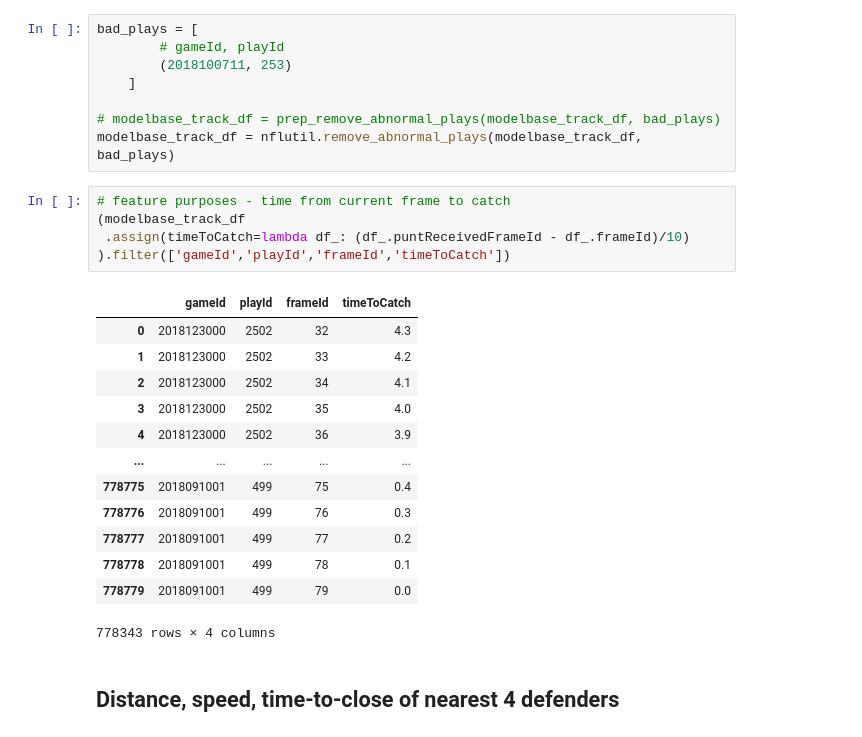
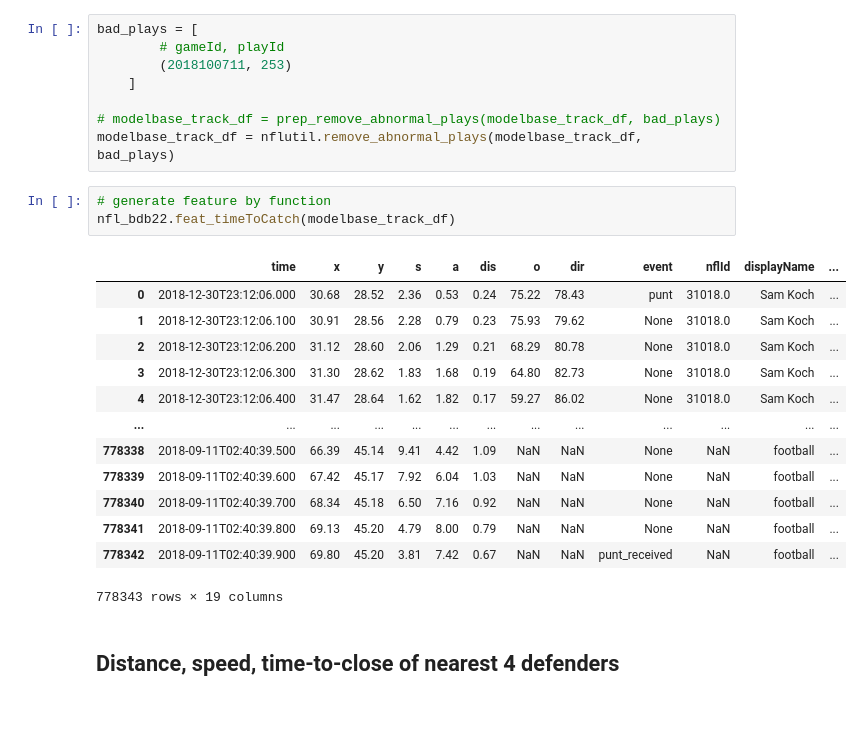
Before and after one commit to pschlais/kaggle_nfl_bdb_2022, a Jupyter notebook: 2_FeatureDefinition.ipynb, the cells around one changed output. Cells and saved outputs as stored; diff of their text form.

```diff
--- a/2_FeatureDefinition.ipynb
+++ b/2_FeatureDefinition.ipynb
@@ -163,25 +156,23 @@ bad_plays = [
 
 # modelbase_track_df = prep_remove_abnormal_plays(modelbase_track_df, bad_plays)
 modelbase_track_df = nflutil.remove_abnormal_plays(modelbase_track_df, bad_plays)
-# %%
-# feature purposes - time from current frame to catch
-(modelbase_track_df
- .assign(timeToCatch=lambda df_: (df_.puntReceivedFrameId - df_.frameId)/10)
-).filter(['gameId','playId','frameId','timeToCatch'])
-# %% [output]
-|  | gameId | playId | frameId | timeToCatch |
-| 0 | 2018123000 | 2502 | 32 | 4.3 |
-| 1 | 2018123000 | 2502 | 33 | 4.2 |
-| 2 | 2018123000 | 2502 | 34 | 4.1 |
-| 3 | 2018123000 | 2502 | 35 | 4.0 |
-| 4 | 2018123000 | 2502 | 36 | 3.9 |
-| ... | ... | ... | ... | ... |
-| 778775 | 2018091001 | 499 | 75 | 0.4 |
-| 778776 | 2018091001 | 499 | 76 | 0.3 |
-| 778777 | 2018091001 | 499 | 77 | 0.2 |
-| 778778 | 2018091001 | 499 | 78 | 0.1 |
-| 778779 | 2018091001 | 499 | 79 | 0.0 |
-778343 rows × 4 columns
+# %%
+# generate feature by function
+nfl_bdb22.feat_timeToCatch(modelbase_track_df)
+# %% [output]
+|  | time | x | y | s | a | dis | o | dir | event | nflId | displayName | ... |
+| 0 | 2018-12-30T23:12:06.000 | 30.68 | 28.52 | 2.36 | 0.53 | 0.24 | 75.22 | 78.43 | punt | 31018.0 | Sam Koch | ... |
+| 1 | 2018-12-30T23:12:06.100 | 30.91 | 28.56 | 2.28 | 0.79 | 0.23 | 75.93 | 79.62 | None | 31018.0 | Sam Koch | ... |
+| 2 | 2018-12-30T23:12:06.200 | 31.12 | 28.60 | 2.06 | 1.29 | 0.21 | 68.29 | 80.78 | None | 31018.0 | Sam Koch | ... |
+| 3 | 2018-12-30T23:12:06.300 | 31.30 | 28.62 | 1.83 | 1.68 | 0.19 | 64.80 | 82.73 | None | 31018.0 | Sam Koch | ... |
+| 4 | 2018-12-30T23:12:06.400 | 31.47 | 28.64 | 1.62 | 1.82 | 0.17 | 59.27 | 86.02 | None | 31018.0 | Sam Koch | ... |
+| ... | ... | ... | ... | ... | ... | ... | ... | ... | ... | ... | ... | ... |
+| 778338 | 2018-09-11T02:40:39.500 | 66.39 | 45.14 | 9.41 | 4.42 | 1.09 | NaN | NaN | None | NaN | football | ... |
+| 778339 | 2018-09-11T02:40:39.600 | 67.42 | 45.17 | 7.92 | 6.04 | 1.03 | NaN | NaN | None | NaN | football | ... |
+| 778340 | 2018-09-11T02:40:39.700 | 68.34 | 45.18 | 6.50 | 7.16 | 0.92 | NaN | NaN | None | NaN | football | ... |
+| 778341 | 2018-09-11T02:40:39.800 | 69.13 | 45.20 | 4.79 | 8.00 | 0.79 | NaN | NaN | None | NaN | football | ... |
+| 778342 | 2018-09-11T02:40:39.900 | 69.80 | 45.20 | 3.81 | 7.42 | 0.67 | NaN | NaN | punt_received | NaN | football | ... |
+778343 rows × 19 columns
 # %% [markdown]
 ## Distance, speed, time-to-close of nearest 4 defenders
 # %%
```
Also changed, not shown: parts of 6 cells of this notebook, 1 other file.
